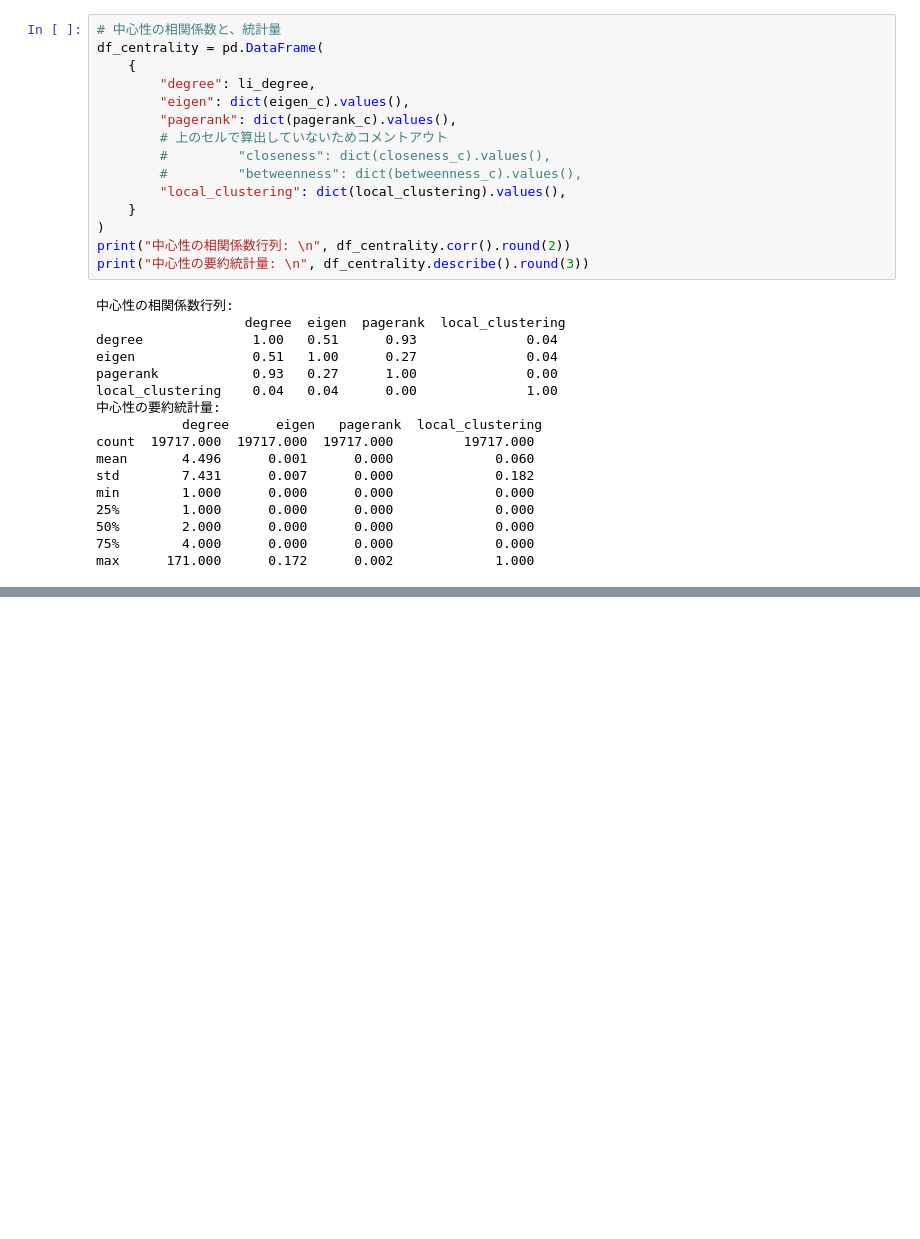
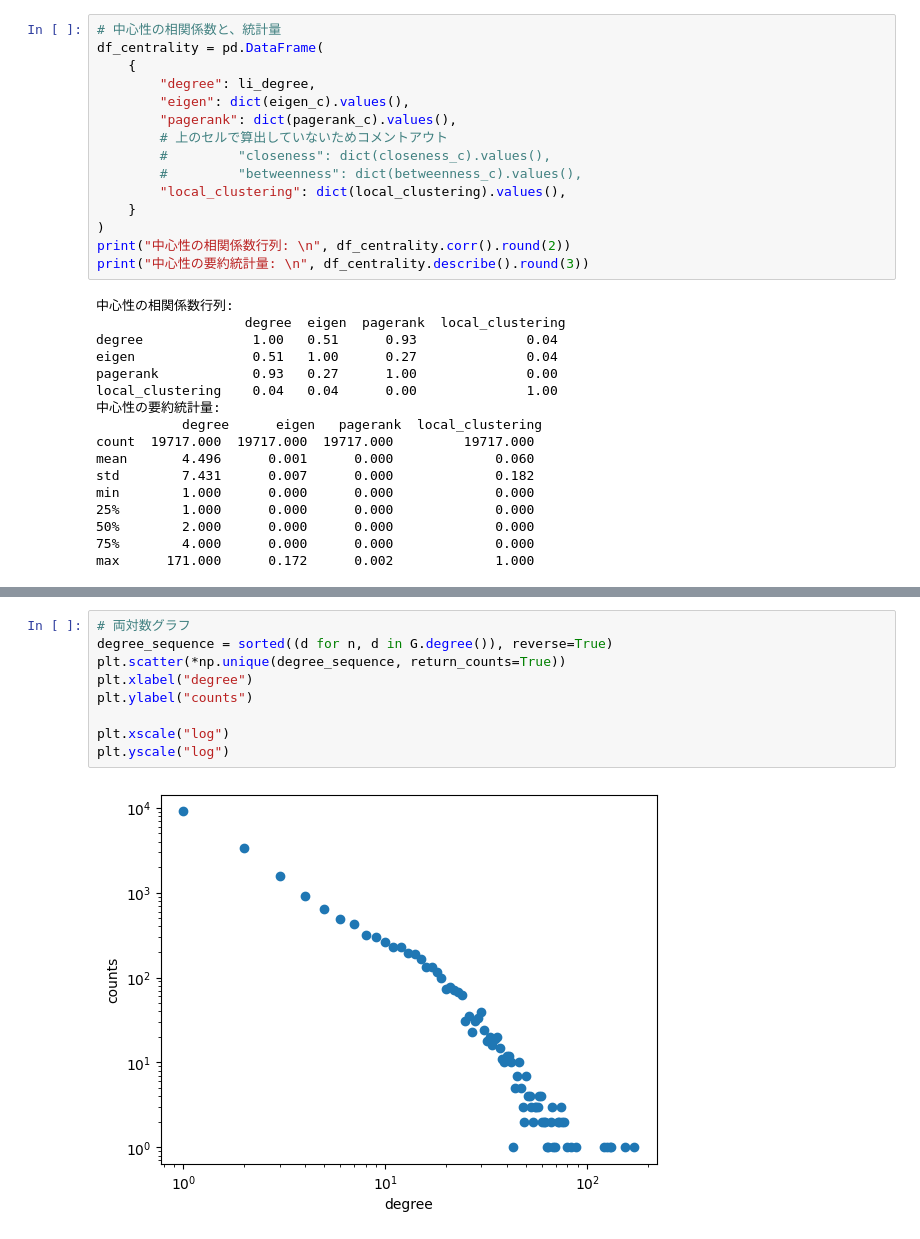
Before and after one commit to maton369/Network_ML, a Jupyter notebook: chapter3/main.ipynb, the cells around one changed output, grey strips where cells are left out. Cells and saved outputs as stored; diff of their text form; blank space fills up the shorter version.

```diff
--- a/chapter3/main.ipynb
+++ b/chapter3/main.ipynb
@@ -147,0 +146,11 @@ max      171.000      0.172      0.002             1.000
+# %%
+# 両対数グラフ
+degree_sequence = sorted((d for n, d in G.degree()), reverse=True)
+plt.scatter(*np.unique(degree_sequence, return_counts=True))
+plt.xlabel("degree")
+plt.ylabel("counts")
+
+plt.xscale("log")
+plt.yscale("log")
+# %% [output]
+[figure, added]
```
Also changed, not shown: parts of 2 cells of this notebook.
